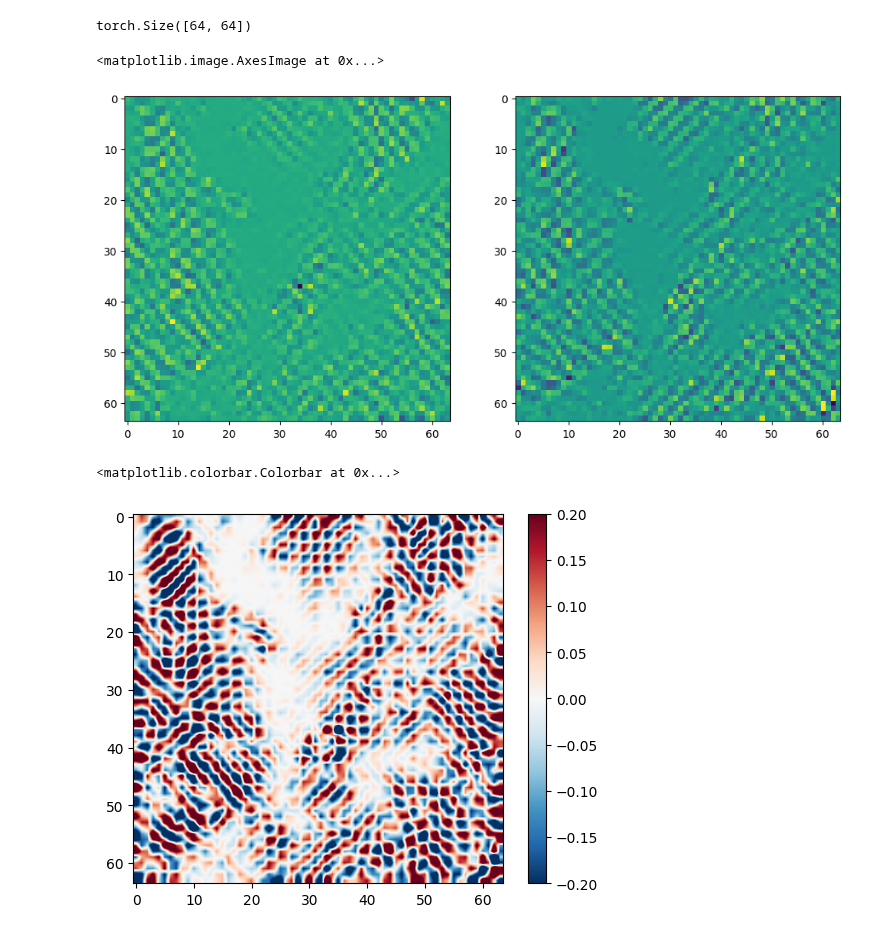
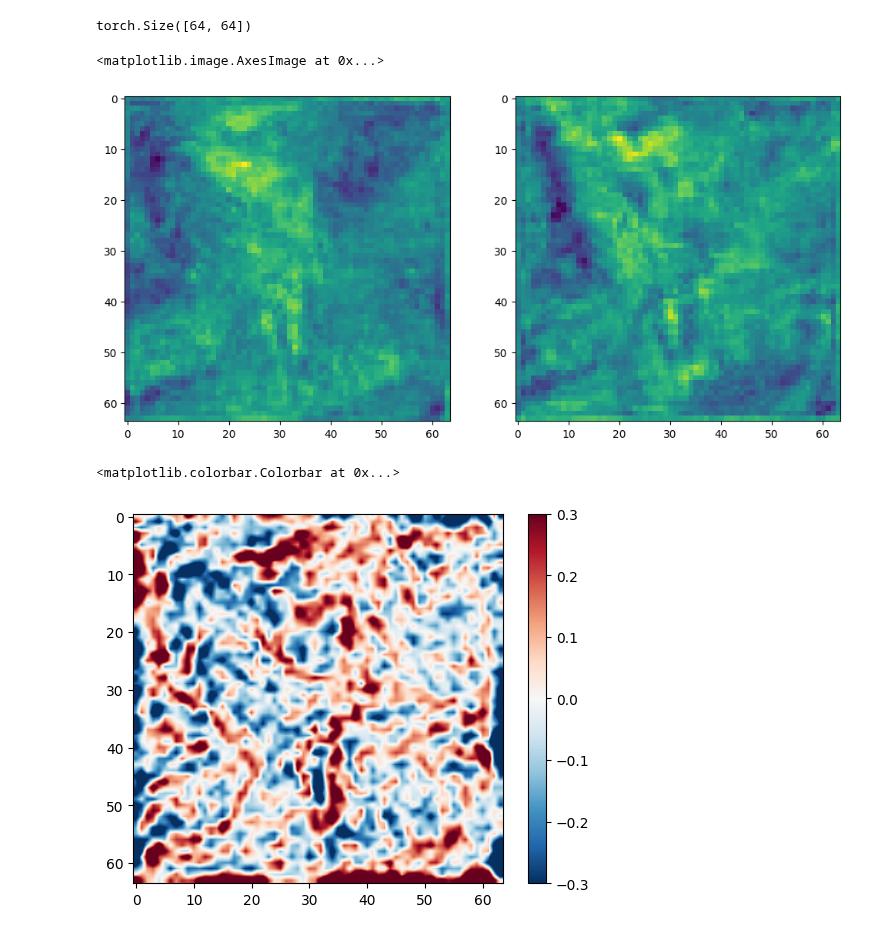
Before and after one commit to jackyvava/SR_waveFunction, a Jupyter notebook: code730.ipynb, the cells around one changed output. Cells and saved outputs as stored; diff of their text form; code cells hidden in the pictures.

```diff
--- a/code730.ipynb
+++ b/code730.ipynb
@@ -542,8 +542,12 @@ def loss_function(predicted_abcd, true_velocity, model, epsilon, l1_lambda=0.0,
     # U_magnitude_true = true_velocity[:, 2, :, :]
 
 
-    U_x_pred = hbar * (a * b_grad_x - b * a_grad_x + c * d_grad_x - d * c_grad_x)
-    U_y_pred = hbar * (a * b_grad_y - b * a_grad_y + c * d_grad_y - d * c_grad_y)
+    # U_x_pred = hbar * (a * b_grad_x - b * a_grad_x + c * d_grad_x - d * c_grad_x)
+    # U_y_pred = hbar * (a * b_grad_y - b * a_grad_y + c * d_grad_y - d * c_grad_y)
+    # U_magnitude_pred = torch.sqrt(U_x_pred**2 + U_y_pred**2)
+
+    U_x_pred = hbar *(a * b_grad_x )
+    U_y_pred = hbar *(c * d_grad_y )
     U_magnitude_pred = torch.sqrt(U_x_pred**2 + U_y_pred**2)
 
     # # 计算速度场的损失
@@ -586,7 +590,7 @@ def loss_function(predicted_abcd, true_velocity, model, epsilon, l1_lambda=0.0,
 from torch.cuda.amp import GradScaler, autocast
 # %%
 learning_rate = 0.0001
-num_epochs = 10000
+num_epochs = 900
 epsilon = 0.01
 l1_lambda = 0.001  # L1正则化系数
 l2_lambda = 0.001  # L2正则化系数
@@ -657,14 +661,14 @@ plt.subplot(1, 2, 2)
 plt.imshow(U_y_pred_test, cmap='viridis')
 # %% [output]
 <matplotlib.image.AxesImage at 0x...>
-[figure, old version]
+[figure, new version]
 # %%
 vort_pre = vorticity(U_x_pred_test, U_y_pred_test, dx, dx)
 
 vorticity_normalized_pre = vorticity_normalize(vort_pre)
 
-plt.imshow(vorticity_normalized_pre, cmap='RdBu_r',vmin=-0.2,vmax=0.2,interpolation='bilinear')
+plt.imshow(vorticity_normalized_pre, cmap='RdBu_r',vmin=-0.3,vmax=0.3,interpolation='bilinear')
 plt.colorbar()
 # %% [output]
 <matplotlib.colorbar.Colorbar at 0x...>
-[figure, old version]
+[figure, new version]
```
Also changed, not shown: parts of 1 cell of this notebook.
